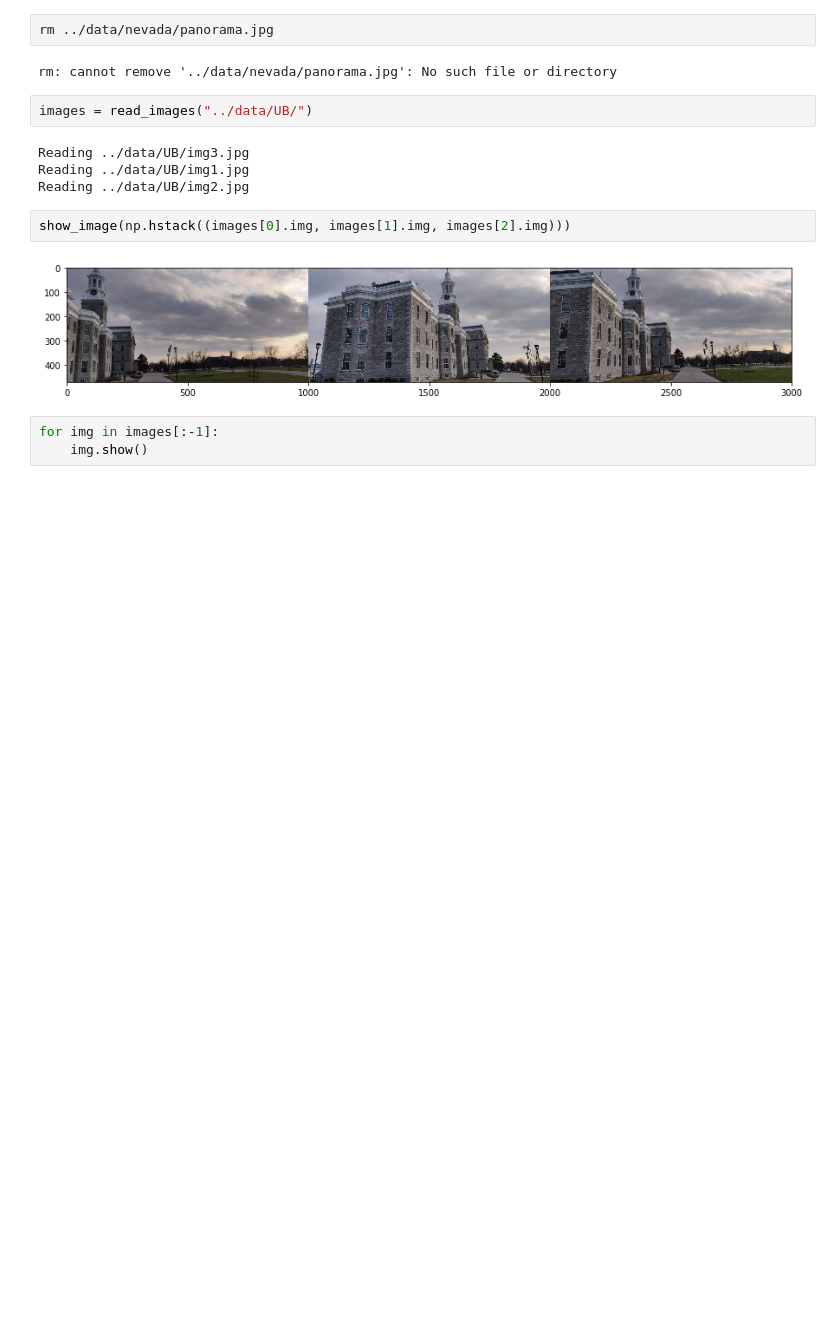
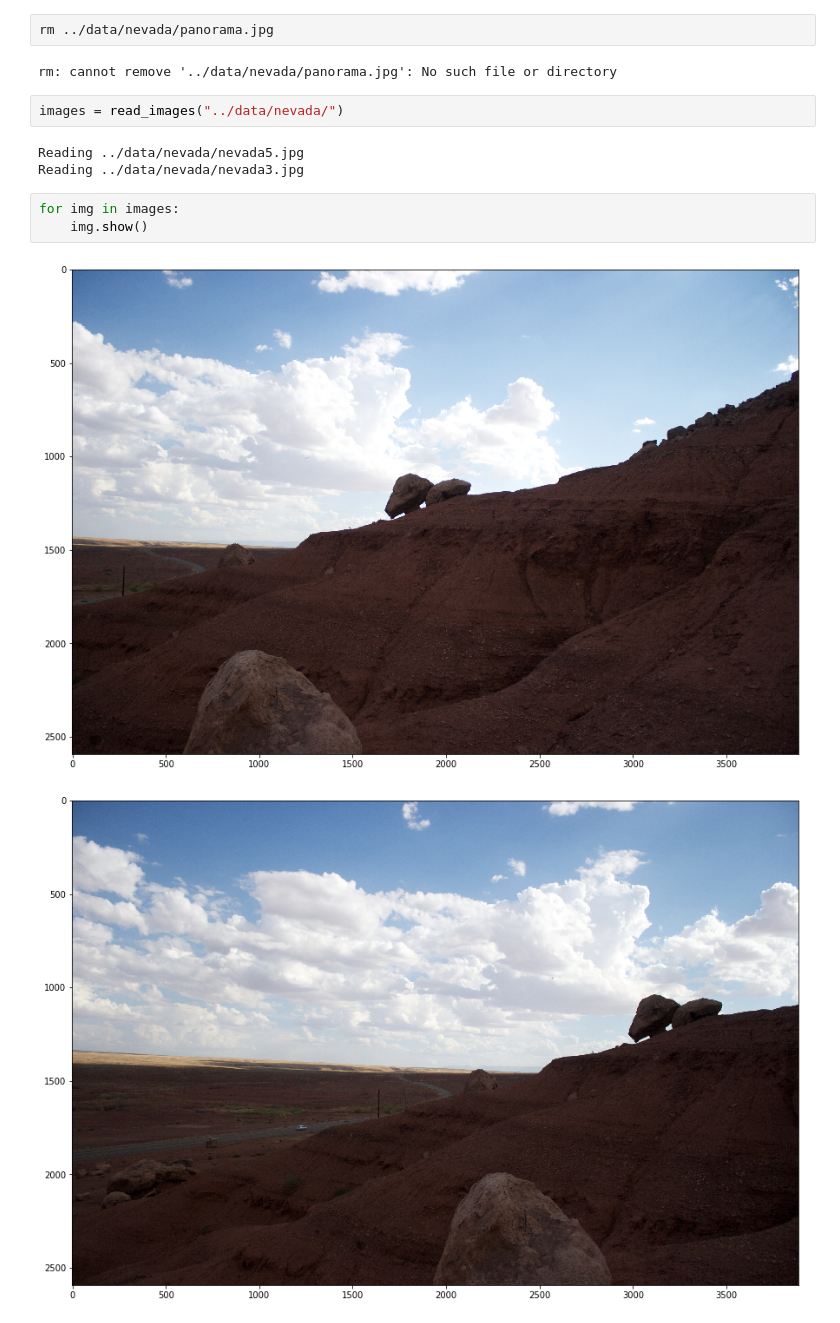
Before and after one commit to aashish-jain/Image-Stitcher, a Jupyter notebook: src/Image Stitcher.ipynb, the cells around one changed output. Drawn from its saved outputs; the diff is of its cells as text; blank space fills up the shorter version.

```diff
--- a/src/Image Stitcher.ipynb
+++ b/src/Image Stitcher.ipynb
@@ -12,18 +12,16 @@ rm ../data/nevada/panorama.jpg
 # %% [output]
 rm: cannot remove '../data/nevada/panorama.jpg': No such file or directory
 # %%
-images = read_images("../data/UB/")
+images = read_images("../data/nevada/")
 # %% [output]
-Reading ../data/UB/img3.jpg
-Reading ../data/UB/img1.jpg
-Reading ../data/UB/img2.jpg
+Reading ../data/nevada/nevada5.jpg
+Reading ../data/nevada/nevada3.jpg
-# %%
-show_image(np.hstack((images[0].img, images[1].img, images[2].img)))
-# %% [output]
-[figure, removed]
 # %%
-for img in images[:-1]:
+for img in images:
     img.show()
+# %% [output]
+[figure, added]
+[figure, added]
 # %%
 def warp_two_images(img1, img2, h):
     """Warps the given image img1 to img2 using homographt matrix h.
```
Also changed, not shown: parts of 7 cells of this notebook, 9 other files.
